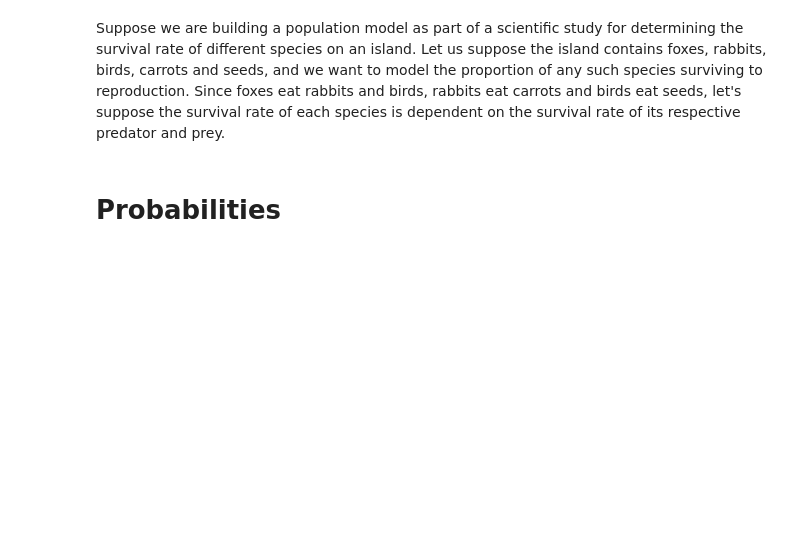
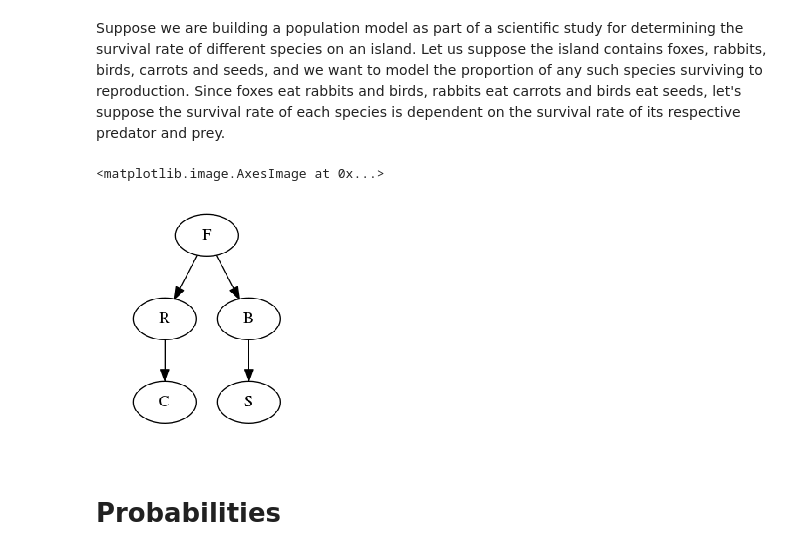
Before and after one commit to brennanmcfarland/pgm, a Jupyter notebook: Homework 2 Exercise 2.ipynb, the cells around one changed output. Drawn from its saved outputs; the diff is of its cells as text; code cells hidden in the pictures; blank space fills up the shorter version.

```diff
--- a/Homework 2 Exercise 2.ipynb
+++ b/Homework 2 Exercise 2.ipynb
@@ -8,6 +8,27 @@ bfm21
 variables.
 # %% [markdown]
 Suppose we are building a population model as part of a scientific study for determining the survival rate of different species on an island.  Let us suppose the island contains foxes, rabbits, birds, carrots and seeds, and we want to model the proportion of any such species surviving to reproduction.  Since foxes eat rabbits and birds, rabbits eat carrots and birds eat seeds, let's suppose the survival rate of each species is dependent on the survival rate of its respective predator and prey.
+# %%
+from graphviz import Digraph
+import matplotlib.pyplot as plt
+import matplotlib.image as imtool
+
+image_format = 'png'
+dot = Digraph(format=image_format)
+dot.node('F', 'F')
+dot.node('R', 'R')
+dot.node('B', 'B')
+dot.node('C', 'C')
+dot.node('S', 'S')
+dot.edges(['FR', 'FB', 'RC', 'BS'])
+path = 'exercise2-graph'
+dot.render(path)
+imorg = imtool.imread(path + '.' + image_format)
+plt.axis('off')
+plt.imshow(imorg)
+# %% [output]
+<matplotlib.image.AxesImage at 0x...>
+[figure, added]
 # %% [markdown]
 # Probabilities
 # %%
```
Also changed, not shown: 6 other files.
